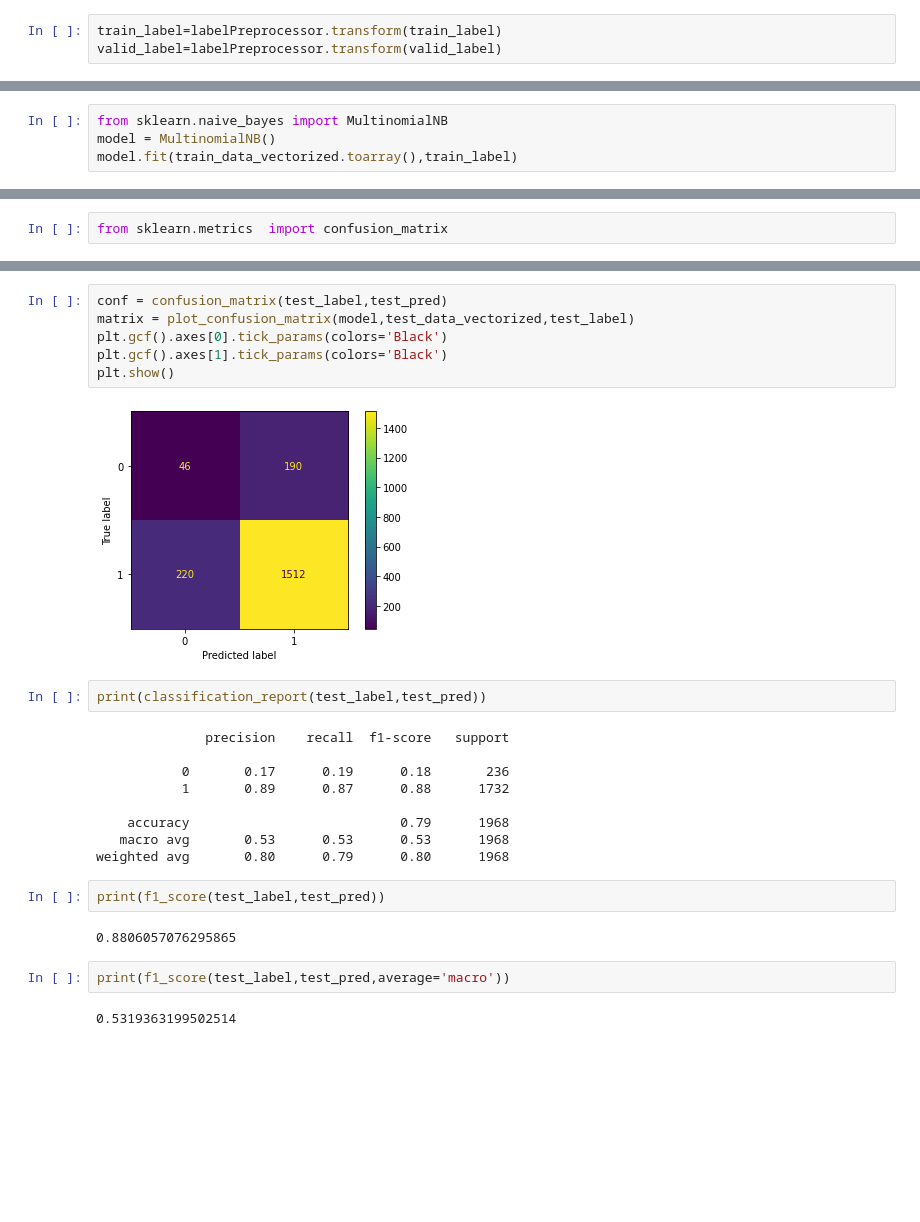
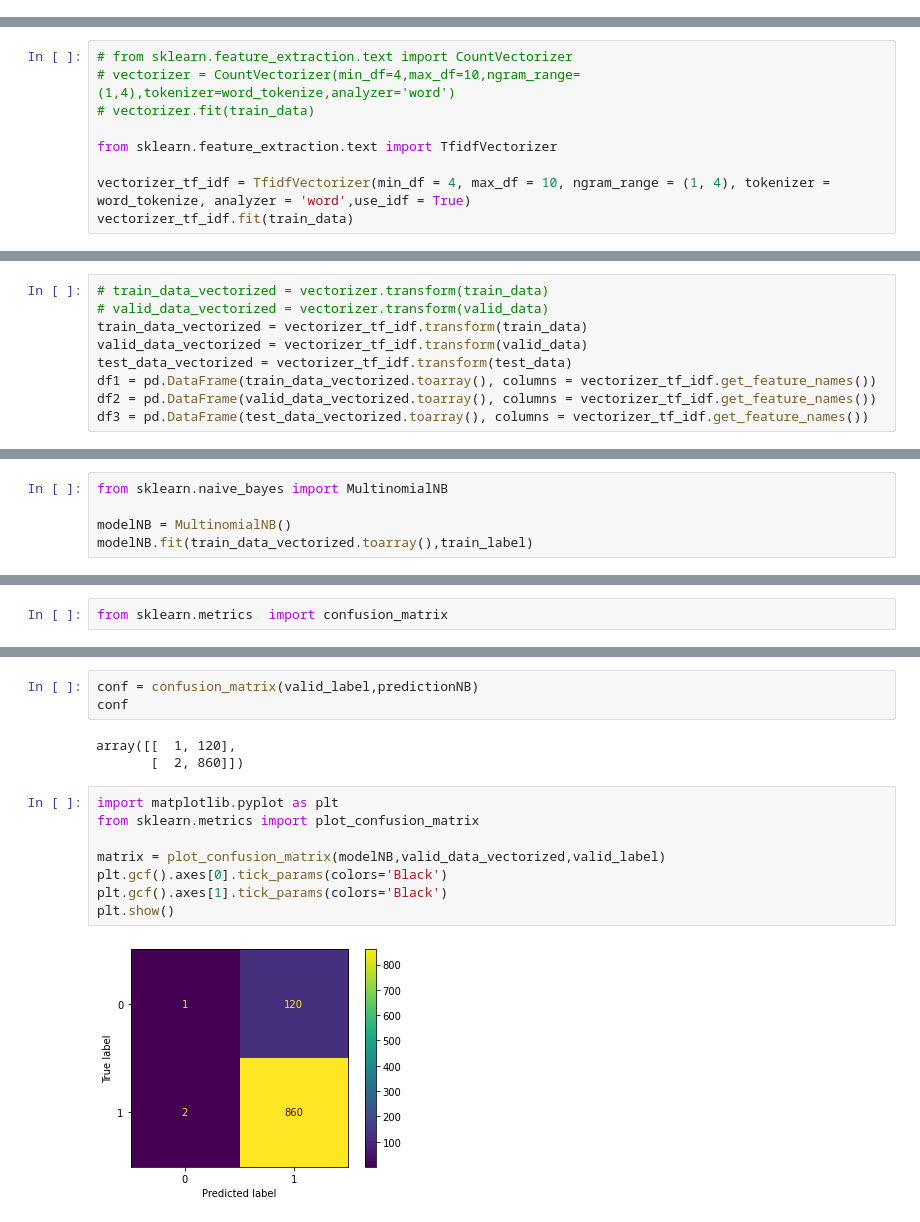
Before and after one commit to HeliaHashemipour/Sentiment-Analysis, a Jupyter notebook: SentimentAnalysis.ipynb, the cells around one changed output, grey strips where cells are left out. Drawn from its saved outputs; the diff is of its cells as text; blank space fills up the shorter version.

```diff
--- a/SentimentAnalysis.ipynb
+++ b/SentimentAnalysis.ipynb
@@ -516,3 +470,0 @@ valid_label[:10]
-# %%
-train_label=labelPreprocessor.transform(train_label)
-valid_label=labelPreprocessor.transform(valid_label)
@@ -550,3 +494,12 @@ print(test_label[:2])
 # %% [output]
 ['فردا فرو', 'قندیها غافل']
 [0 1]
+# %%
+# from sklearn.feature_extraction.text import CountVectorizer
+# vectorizer = CountVectorizer(min_df=4,max_df=10,ngram_range=(1,4),tokenizer=word_tokenize,analyzer='word')
+# vectorizer.fit(train_data)
+
+from sklearn.feature_extraction.text import TfidfVectorizer
+
+vectorizer_tf_idf = TfidfVectorizer(min_df = 4, max_df = 10, ngram_range = (1, 4), tokenizer = word_tokenize, analyzer = 'word',use_idf = True)
+vectorizer_tf_idf.fit(train_data)
@@ -552,0 +568,9 @@ print(test_label[:2])
+# %%
+# train_data_vectorized = vectorizer.transform(train_data)
+# valid_data_vectorized = vectorizer.transform(valid_data)
+train_data_vectorized = vectorizer_tf_idf.transform(train_data)
+valid_data_vectorized = vectorizer_tf_idf.transform(valid_data)
+test_data_vectorized = vectorizer_tf_idf.transform(test_data)
+df1 = pd.DataFrame(train_data_vectorized.toarray(), columns = vectorizer_tf_idf.get_feature_names())
+df2 = pd.DataFrame(valid_data_vectorized.toarray(), columns = vectorizer_tf_idf.get_feature_names())
+df3 = pd.DataFrame(test_data_vectorized.toarray(), columns = vectorizer_tf_idf.get_feature_names())
@@ -554,8 +628,9 @@ print(test_label[:2])
 # **Modeling**
 # %%
 from sklearn.naive_bayes import MultinomialNB
-model = MultinomialNB()
-model.fit(train_data_vectorized.toarray(),train_label)
+
+modelNB = MultinomialNB()
+modelNB.fit(train_data_vectorized.toarray(),train_label)
 # %% [output]
 MultinomialNB()
 # %%
@@ -710,27 +685,16 @@ array([1, 1, 1, ..., 1, 1, 1])
-# %%
-conf = confusion_matrix(test_label,test_pred)
-matrix = plot_confusion_matrix(model,test_data_vectorized,test_label)
-plt.gcf().axes[0].tick_params(colors='Black')
-plt.gcf().axes[1].tick_params(colors='Black')
-plt.show()
-# %% [output]
-[figure, removed]
-# %%
-print(classification_report(test_label,test_pred))
-# %% [output]
-              precision    recall  f1-score   support
-
-           0       0.17      0.19      0.18       236
-           1       0.89      0.87      0.88      1732
-
-    accuracy                           0.79      1968
-   macro avg       0.53      0.53      0.53      1968
-weighted avg       0.80      0.79      0.80      1968
-# %%
-print(f1_score(test_label,test_pred))
-# %% [output]
-0.8806057076295865
-# %%
-print(f1_score(test_label,test_pred,average='macro'))
-# %% [output]
-0.5319363199502514
+# %%
+conf = confusion_matrix(valid_label,predictionNB)
+conf
+# %% [output]
+array([[  1, 120],
+       [  2, 860]])
+# %%
+import matplotlib.pyplot as plt
+from sklearn.metrics import plot_confusion_matrix
+
+matrix = plot_confusion_matrix(modelNB,valid_data_vectorized,valid_label)
+plt.gcf().axes[0].tick_params(colors='Black')
+plt.gcf().axes[1].tick_params(colors='Black')
+plt.show()
+# %% [output]
+[figure, added]
```
Also changed, not shown: parts of 97 cells of this notebook.
